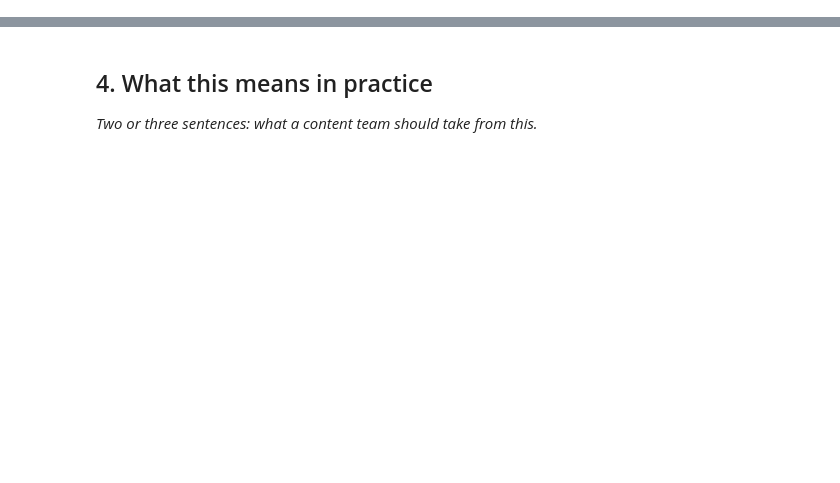
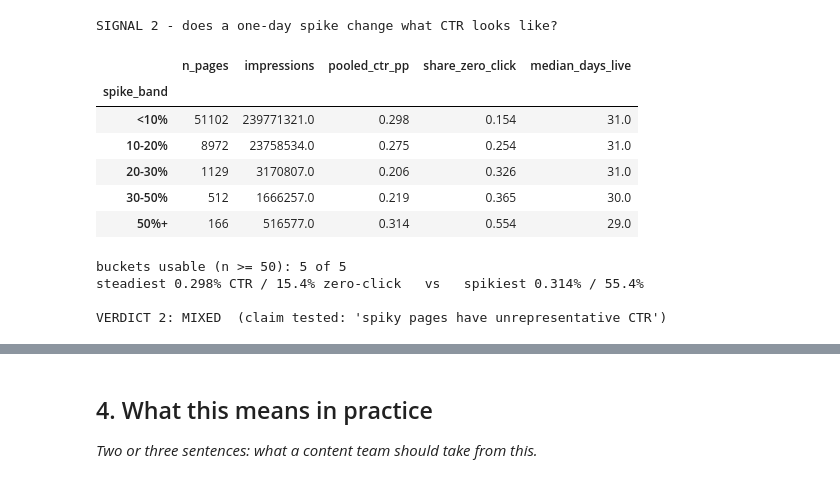
Before and after one commit to widadfatimakhan/flyrank-internship-ml, a Jupyter notebook: work/notebooks/w04_signal_audit.ipynb, the cells around one changed output, grey strips where cells are left out. Saved outputs shown, nothing was run; the diff lists cells and outputs as text; code cells hidden in the pictures; blank space fills up the shorter version.

```diff
--- a/work/notebooks/w04_signal_audit.ipynb
+++ b/work/notebooks/w04_signal_audit.ipynb
@@ -29,0 +237,42 @@ This skeleton is yours to fill. Work the sections **in order** — each one has
+# %%
+SB = [0, 0.10, 0.20, 0.30, 0.50, 1.01]
+SL = ["<10%", "10-20%", "20-30%", "30-50%", "50%+"]
+lane["spike_band"] = pd.cut(lane.top_day_impression_share, bins=SB, labels=SL)
+
+g2 = lane.groupby("spike_band", observed=True)
+s2 = pd.DataFrame({
+    "n_pages":          g2.size(),
+    "impressions":      g2.impressions_31d.sum(),
+    "pooled_ctr_pp":   (100 * g2.clicks_31d.sum() / g2.impressions_31d.sum()).round(3),
+    "share_zero_click": g2.clicks_31d.apply(lambda s: (s == 0).mean()).round(3),
+    "median_days_live": g2.days_with_impressions_31d.median(),
+})
+print("SIGNAL 2 - does a one-day spike change what CTR looks like?")
+display(s2)
+
+usable2 = s2[s2.n_pages >= FLOOR]
+if len(usable2) < 2:
+    verdict_2 = "INSUFFICIENT DATA"
+else:
+    falls   = usable2.pooled_ctr_pp.iloc[0] > usable2.pooled_ctr_pp.iloc[-1]
+    zc_rise = usable2.share_zero_click.iloc[-1] > usable2.share_zero_click.iloc[0]
+    verdict_2 = ("CONFIRMED" if falls and zc_rise else
+                 "MIXED"     if falls or zc_rise  else "FALSE")
+    print(f"\nbuckets usable (n >= {FLOOR}): {len(usable2)} of {len(s2)}")
+    print(f"steadiest {usable2.pooled_ctr_pp.iloc[0]:.3f}% CTR / "
+          f"{usable2.share_zero_click.iloc[0]:.1%} zero-click   vs   spikiest "
+          f"{usable2.pooled_ctr_pp.iloc[-1]:.3f}% / {usable2.share_zero_click.iloc[-1]:.1%}")
+print(f"\nVERDICT 2: {verdict_2}  (claim tested: 'spiky pages have unrepresentative CTR')")
+# %% [output]
+SIGNAL 2 - does a one-day spike change what CTR looks like?
+|  | n_pages | impressions | pooled_ctr_pp | share_zero_click | median_days_live |
+| spike_band |  |  |  |  |  |
+| <10% | 51102 | 239771321.0 | 0.298 | 0.154 | 31.0 |
+| 10-20% | 8972 | 23758534.0 | 0.275 | 0.254 | 31.0 |
+| 20-30% | 1129 | 3170807.0 | 0.206 | 0.326 | 31.0 |
+| 30-50% | 512 | 1666257.0 | 0.219 | 0.365 | 30.0 |
+| 50%+ | 166 | 516577.0 | 0.314 | 0.554 | 29.0 |
+buckets usable (n >= 50): 5 of 5
+steadiest 0.298% CTR / 15.4% zero-click   vs   spikiest 0.314% / 55.4%
+
+VERDICT 2: MIXED  (claim tested: 'spiky pages have unrepresentative CTR')
```
Also changed, not shown: parts of 27 cells of this notebook.
